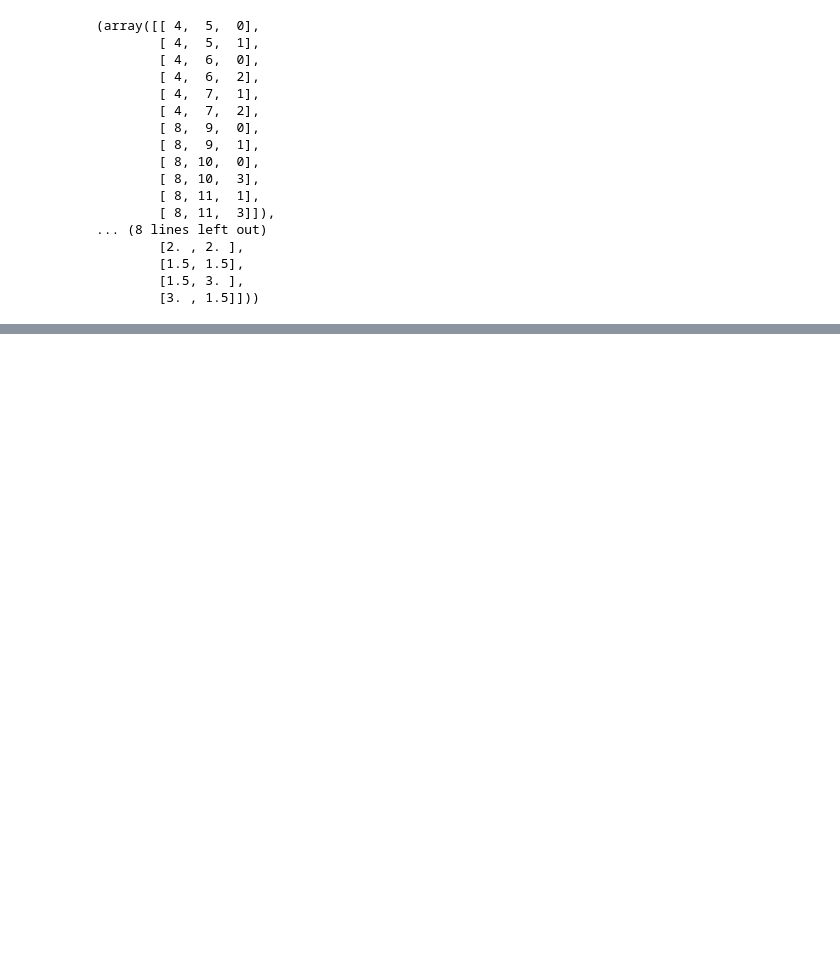
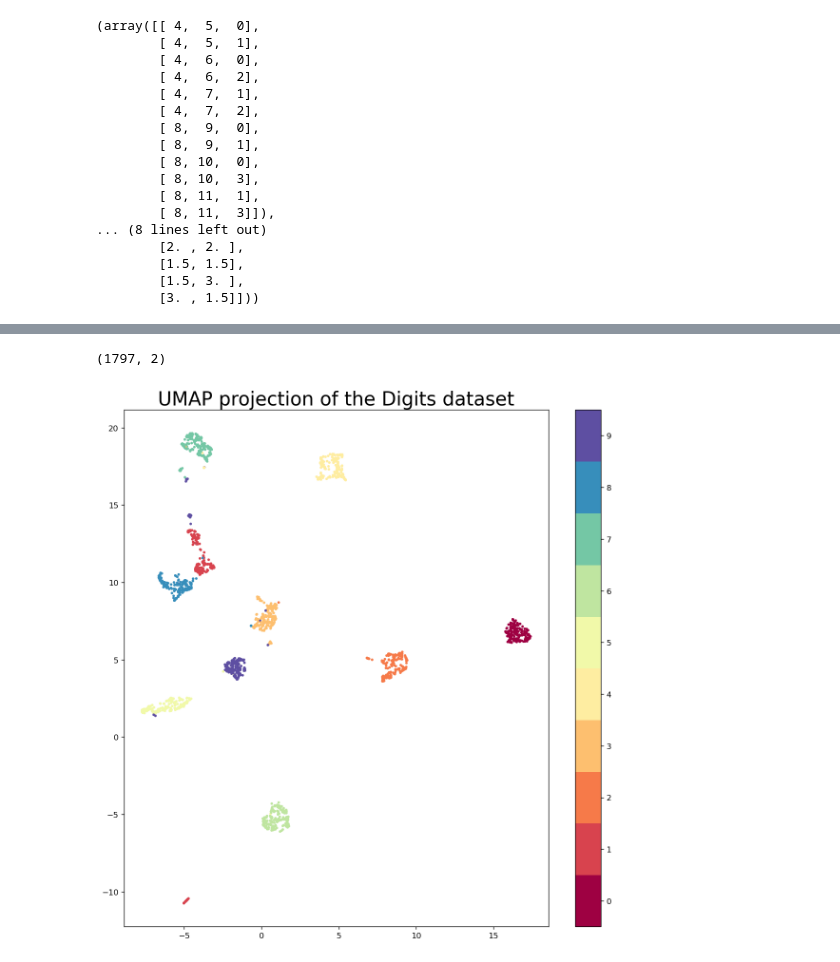
Before and after one commit to Cimagroup/DelaunayTriangAndNN, a Jupyter notebook: Basic definitions.ipynb, the cells around one changed output, grey strips where cells are left out. Drawn from its saved outputs; the diff is of its cells as text; code cells hidden in the pictures; blank space fills up the shorter version.

```diff
--- a/Basic definitions.ipynb
+++ b/Basic definitions.ipynb
@@ -202,0 +219,27 @@ b
+# %%
+reducer = umap.UMAP()
+reducer.fit(digits.data)
+umap.UMAP(a=None, angular_rp_forest=False, b=None,
+     force_approximation_algorithm=False, init='spectral', learning_rate=1.0,
+     local_connectivity=1.0, low_memory=False, metric='euclidean',
+     metric_kwds=None, min_dist=0.1, n_components=2, n_epochs=None,
+     n_neighbors=15, negative_sample_rate=5, output_metric='euclidean',
+     output_metric_kwds=None, random_state=42, repulsion_strength=1.0,
+     set_op_mix_ratio=1.0, spread=1.0, target_metric='categorical',
+     target_metric_kwds=None, target_n_neighbors=-1, target_weight=0.5,
+     transform_queue_size=4.0, transform_seed=42, unique=False, verbose=False)
+embedding = reducer.transform(digits.data)
+# Verify that the result of calling transform is
+# idenitical to accessing the embedding_ attribute
+assert(np.all(embedding == reducer.embedding_))
+embedding.shape
+# %% [output]
+(1797, 2)
+# %%
+plt.figure(figsize=(12, 12), dpi=120)
+plt.scatter(embedding[:, 0], embedding[:, 1], c=digits.target, cmap='Spectral', s=5)
+plt.gca().set_aspect('equal', 'datalim')
+plt.colorbar(boundaries=np.arange(11)-0.5).set_ticks(np.arange(10))
+plt.title('UMAP projection of the Digits dataset', fontsize=24);
+# %% [output]
+[figure, added]
```
Also changed, not shown: parts of 6 cells of this notebook.
